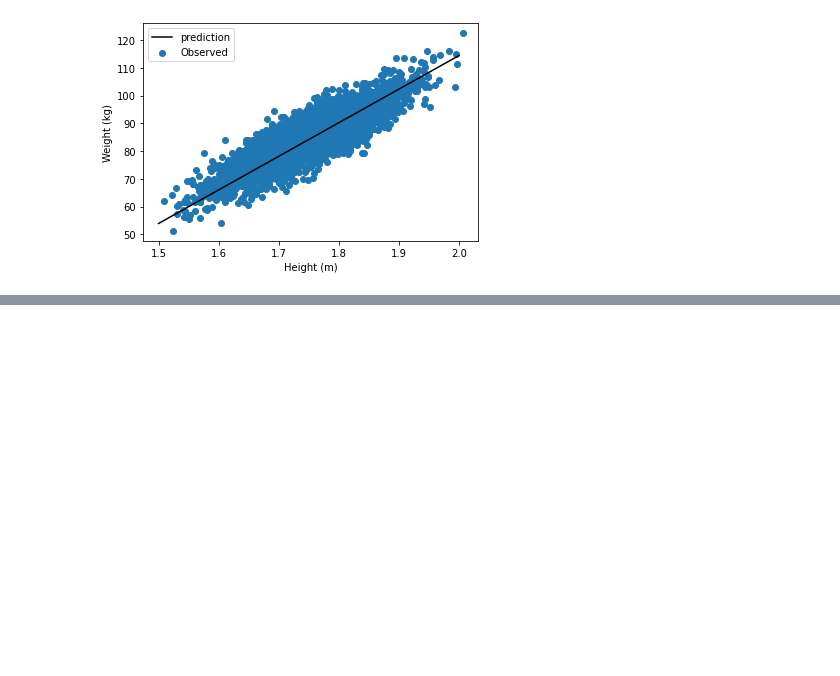
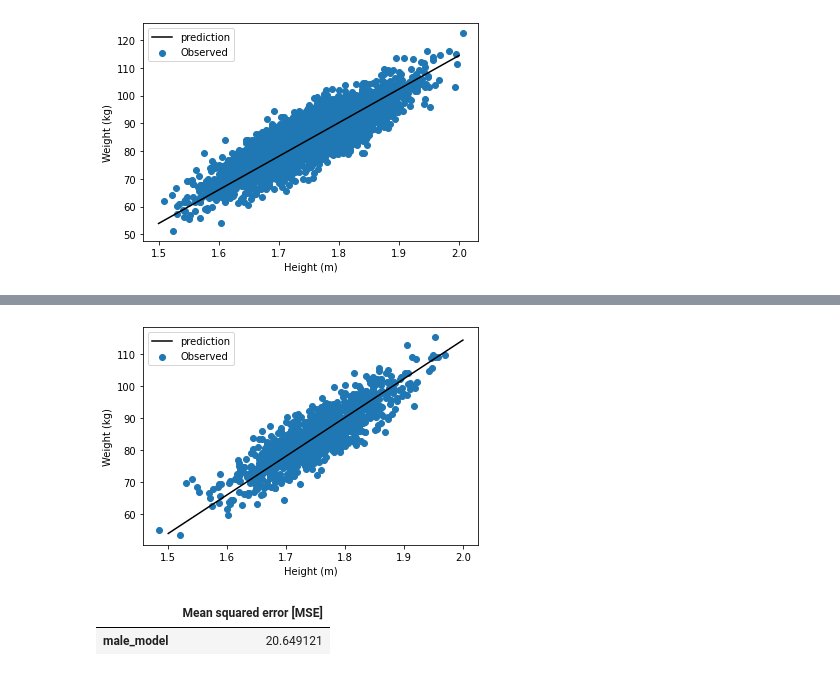
Before and after one commit to maiduydung/height_weight, a Jupyter notebook: h_w.ipynb, the cells around one changed output, grey strips where cells are left out. Saved outputs shown, nothing was run; the diff lists cells and outputs as text; code cells hidden in the pictures; blank space fills up the shorter version.

Commit message:
added graph with test datapoints

```diff
--- a/h_w.ipynb
+++ b/h_w.ipynb
@@ -172,0 +180,21 @@ plot_weight(x, y)
+# %%
+#graphing with test datapoints
+x = linspace(1.5, 2.0, 251)
+y = model.predict(x)
+
+def plot_weight(x, y):
+    plt.plot(x, y, color='k', label='prediction')
+    plt.scatter(df_male_test['Height'], df_male_test['Weight'], label='Observed')
+    plt.xlabel('Height (m)')
+    plt.ylabel('Weight (kg)')
+    plt.legend()
+
+
+plot_weight(x,y)
+# %% [output]
+[figure, added]
+# %%
+pd.DataFrame(test_results, index=['Mean squared error [MSE]']).T
+# %% [output]
+|  | Mean squared error [MSE] |
+| male_model | 20.649121 |
```
Also changed, not shown: parts of 2 cells of this notebook.
